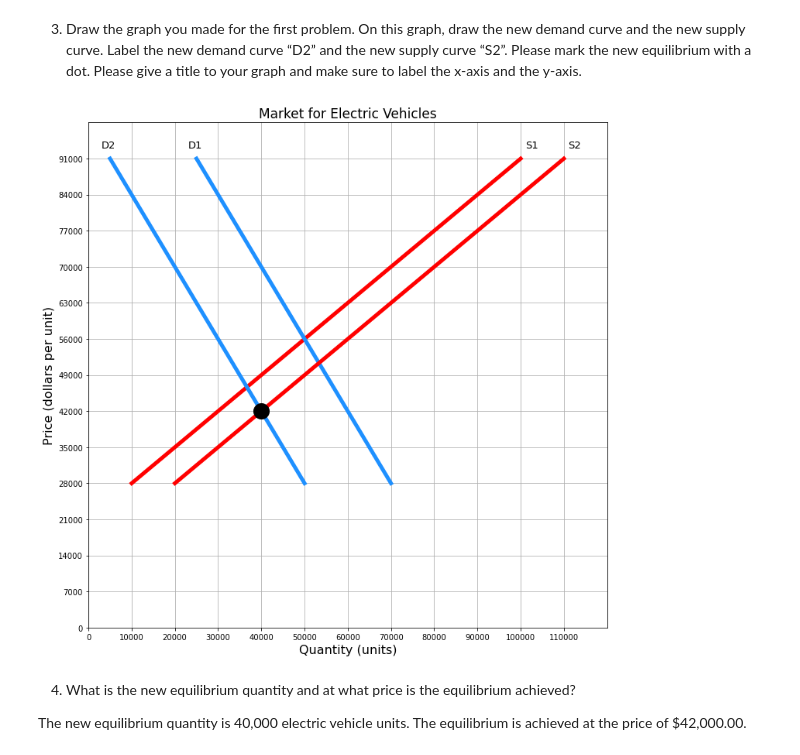
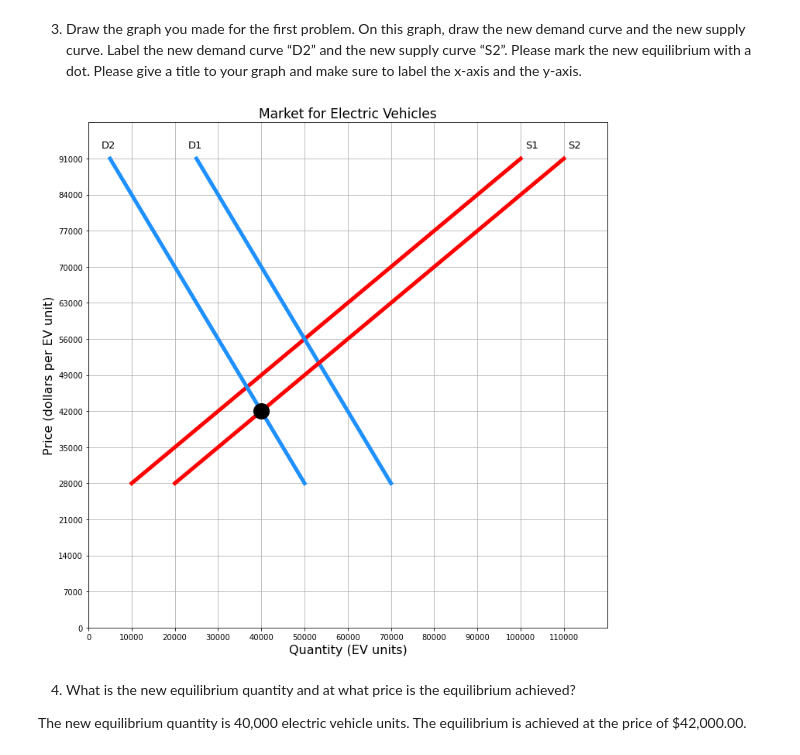
Before and after one commit to ecdg/MicroeconomicsProject, a Jupyter notebook: microeconomics_project_parts_1_and_2.ipynb, the cells around one changed output. Cells and saved outputs as stored; diff of their text form; code cells hidden in the pictures.

```diff
--- a/microeconomics_project_parts_1_and_2.ipynb
+++ b/microeconomics_project_parts_1_and_2.ipynb
@@ -208,36 +208,36 @@ demand2 = [50000, 45000, 40000, 35000,
            30000, 25000, 20000, 15000,
            10000, 5000]
 
 plt.figure(figsize=(12,12))
 
 # Plot supply curve and demand curve
 plt.plot(supply1, price, 'red', demand1, price, 'dodgerblue',
          supply2, price, 'red', demand2, price, 'dodgerblue',
          linewidth=5.0)
 
 # Set the axis limits
 plt.axis((0,120000,0,98000))
 plt.xticks(np.arange(0,120000,10000))
 plt.yticks(np.arange(0,98000,7000))
 
 # Labels
 plt.title('Market for Electric Vehicles', fontsize=17)
-plt.xlabel('Quantity (units)', fontsize=16)
-plt.ylabel('Price (dollars per unit)', fontsize=16)
+plt.xlabel('Quantity (EV units)', fontsize=16)
+plt.ylabel('Price (dollars per EV unit)', fontsize=16)
 
 # Set equilibrium point
 plt.plot(40000, 42000, 'ro', color='black', markersize=20)
 
 # Annotations
 plt.annotate('D1', xy=(23000, 93000), size=13)
 plt.annotate('S1', xy=(101000, 93000), size=13)
 plt.annotate('D2', xy=(3000, 93000), size=13)
 plt.annotate('S2', xy=(111000, 93000), size=13)
 
 plt.grid()
 plt.show()
 # %% [output]
-[figure, old version]
+[figure, new version]
 # %% [markdown]
 4) What is the new equilibrium quantity and at what price is the equilibrium achieved?
 
```
Also changed, not shown: parts of 3 cells of this notebook.
